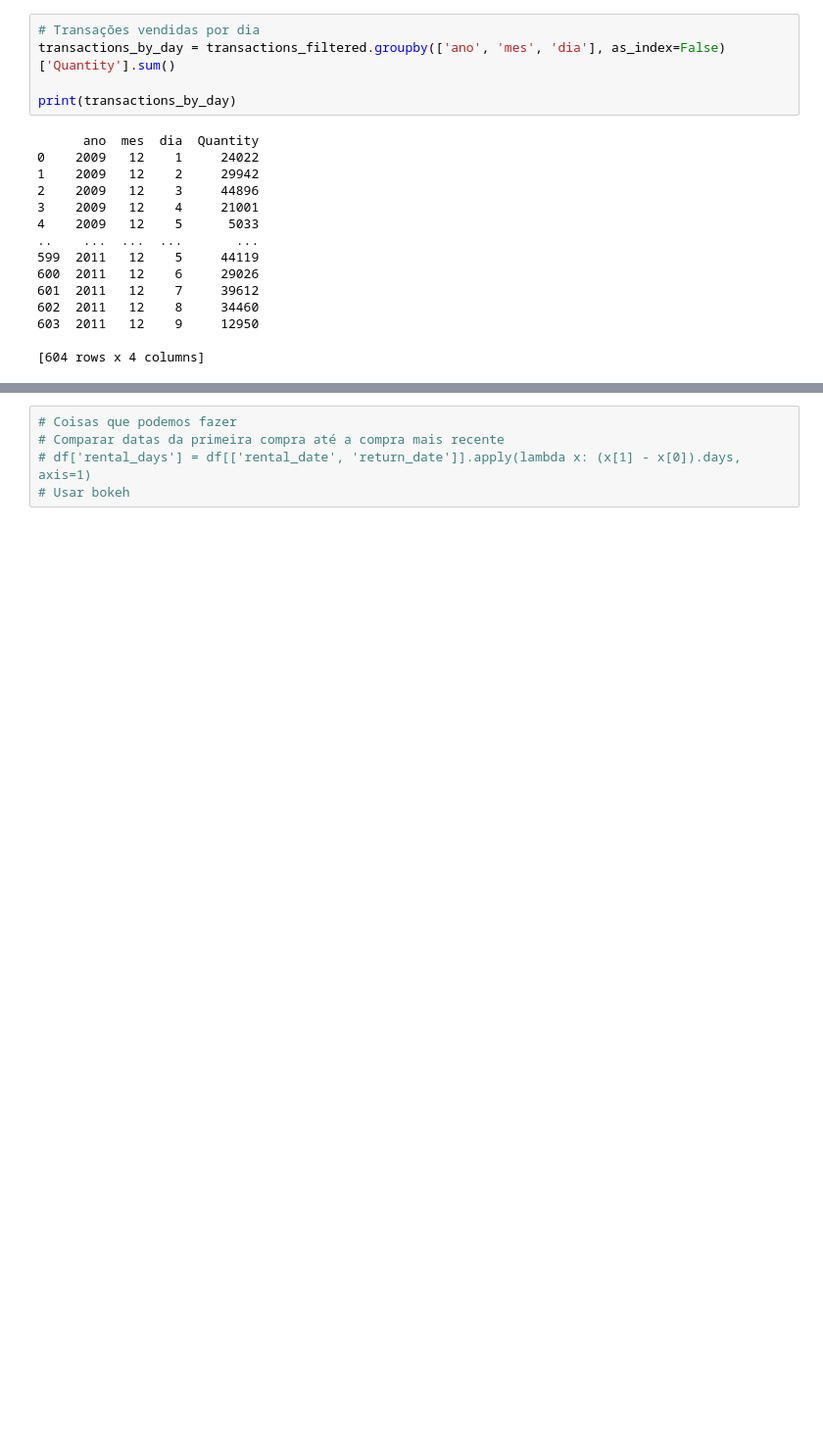
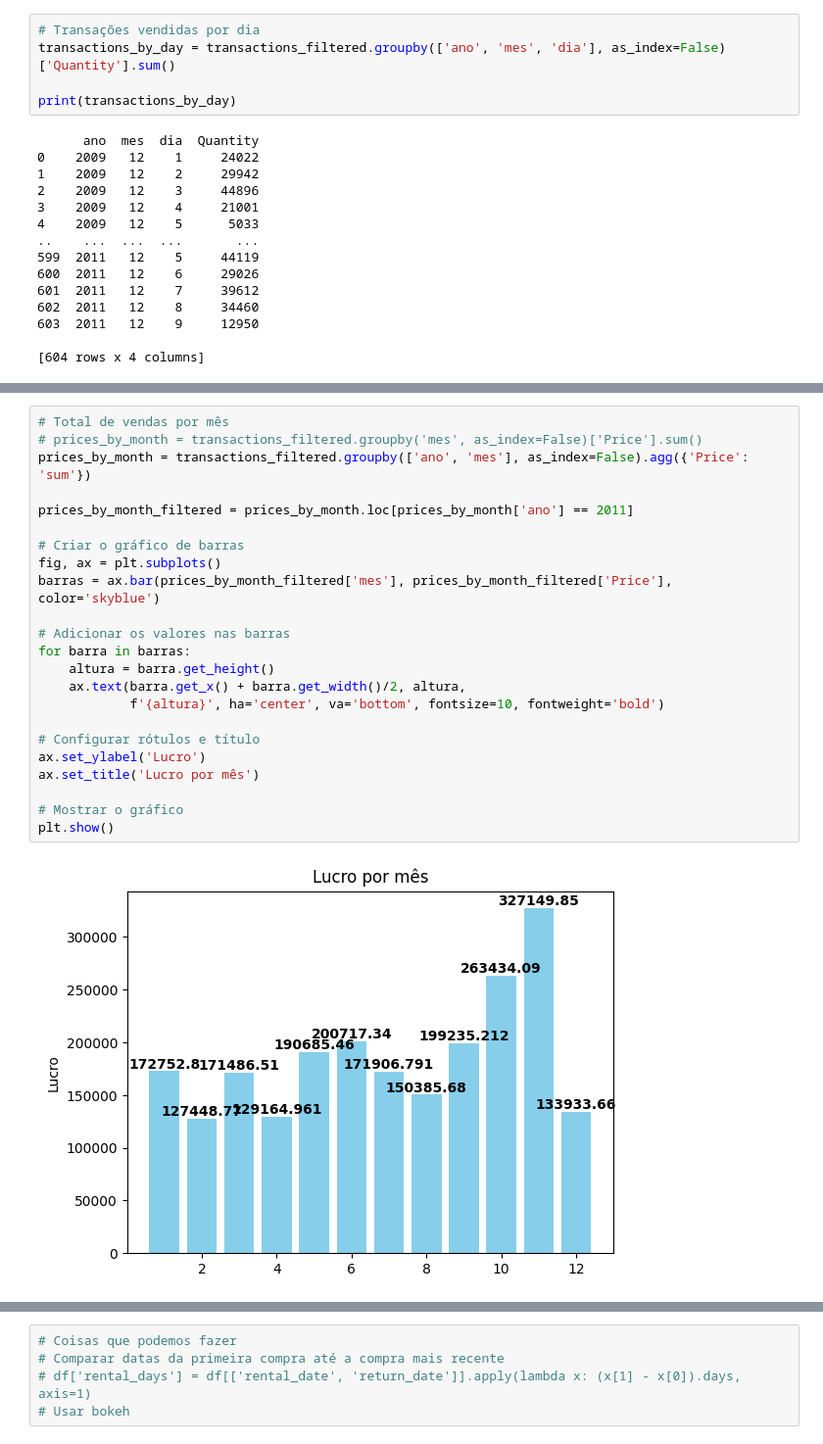
Before and after one commit to nickmorche/online_retail_data_analysis, a Jupyter notebook: data_analysis.ipynb, the cells around one changed output, grey strips where cells are left out. Shown at 98% size. Cells and saved outputs as stored; diff of their text form; blank space fills up the shorter version.

```diff
--- a/data_analysis.ipynb
+++ b/data_analysis.ipynb
@@ -227,0 +260,25 @@ plt.show()
+# %%
+# Total de vendas por mês
+# prices_by_month = transactions_filtered.groupby('mes', as_index=False)['Price'].sum()
+prices_by_month = transactions_filtered.groupby(['ano', 'mes'], as_index=False).agg({'Price': 'sum'})
+
+prices_by_month_filtered = prices_by_month.loc[prices_by_month['ano'] == 2011]
+
+# Criar o gráfico de barras
+fig, ax = plt.subplots()
+barras = ax.bar(prices_by_month_filtered['mes'], prices_by_month_filtered['Price'], color='skyblue')
+
+# Adicionar os valores nas barras
+for barra in barras:
+    altura = barra.get_height()
+    ax.text(barra.get_x() + barra.get_width()/2, altura,
+            f'{altura}', ha='center', va='bottom', fontsize=10, fontweight='bold')
+
+# Configurar rótulos e título
+ax.set_ylabel('Lucro')
+ax.set_title('Lucro por mês')
+
+# Mostrar o gráfico
+plt.show()
+# %% [output]
+[figure, added]
```
Also changed, not shown: parts of 7 cells of this notebook.
